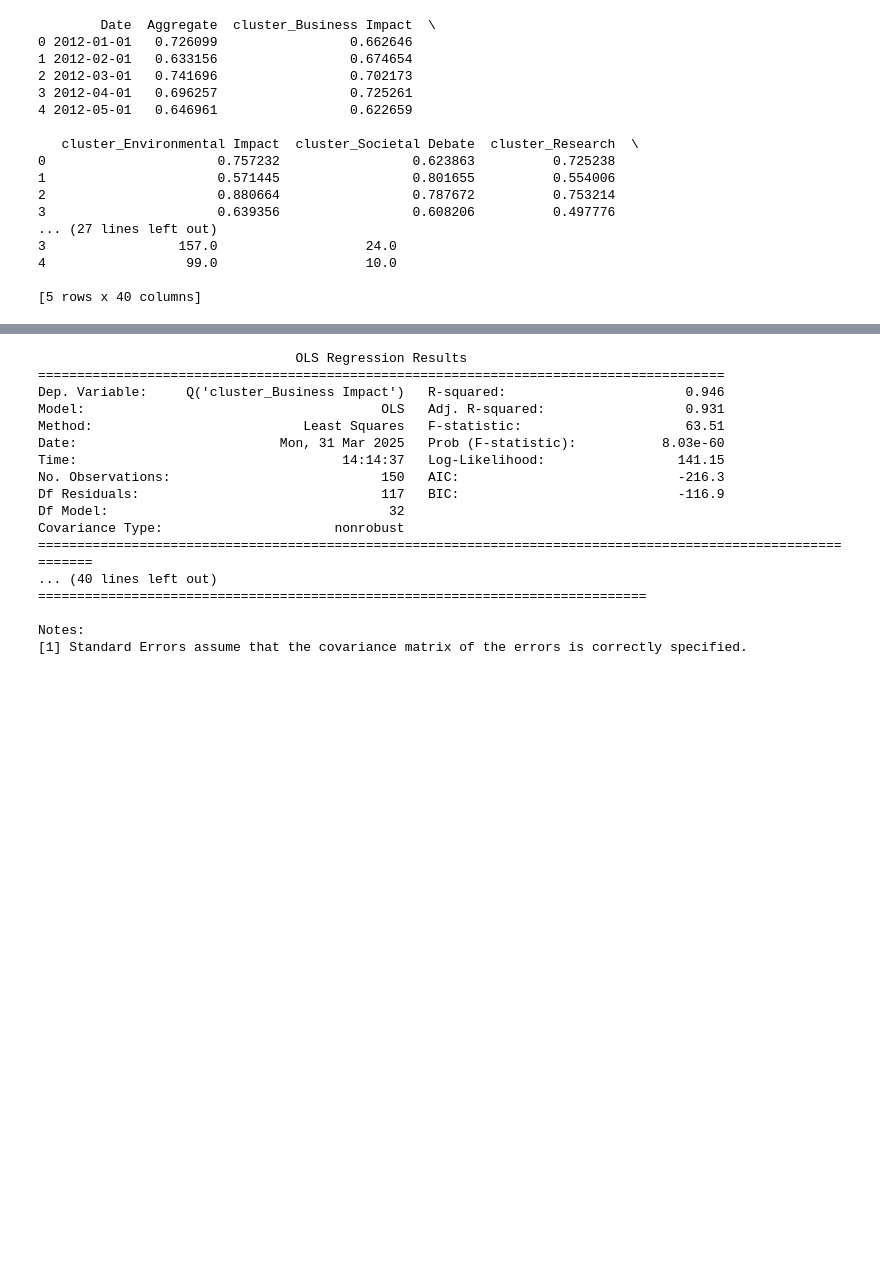
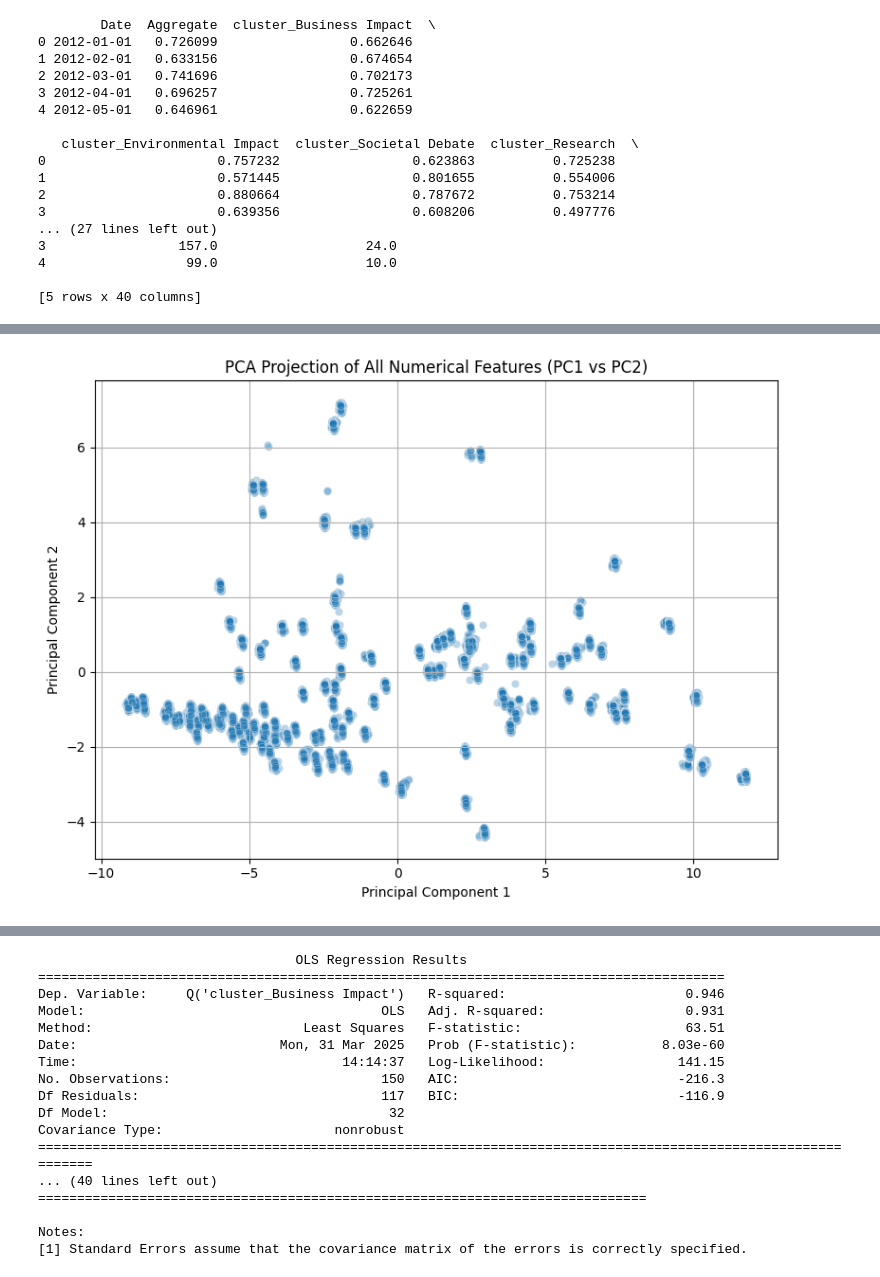
Before and after one commit to jameskrice7/1st-PhD-paper, a Jupyter notebook: mapping-sentiment-over-time.ipynb, the cells around one changed output, grey strips where cells are left out. Drawn from its saved outputs; the diff is of its cells as text; code cells hidden in the pictures; blank space fills up the shorter version.

```diff
--- a/mapping-sentiment-over-time.ipynb
+++ b/mapping-sentiment-over-time.ipynb
@@ -1069,0 +1401,19 @@ print(df_merged.head())
+# %%
+from linearmodels.panel import PanelOLS
+
+# Set index for panel data
+panel_df = clean_df.set_index(['Company Common Name', 'Date'])
+
+# Define dependent and independent vars
+exog_vars = [
+    'Aggregate_lag1', 'misinfo_count_normal_lag1',
+    'cluster_Business Impact', 'cluster_Environmental Impact',
+    'cluster_Societal Debate', 'cluster_Research',
+    'total_tweets_normal', 'total_tweets_misinfo'
+]
+exog = panel_df[exog_vars]
+exog = sm.add_constant(exog)
+
+model = PanelOLS(panel_df['delta_esg'], exog, entity_effects=True)
+results = model.fit()
+print(results.summary)
@@ -1069,0 +1458,50 @@ print(df_merged.head())
+# %%
+import pandas as pd
+from sklearn.decomposition import PCA
+from sklearn.preprocessing import StandardScaler
+import matplotlib.pyplot as plt
+import seaborn as sns
+
+# STEP 1: Select all numerical columns (no exclusions)
+numeric_cols = clean_df.select_dtypes(include=['float64', 'int64']).columns.tolist()
+
+# Drop rows with missing values in any numeric column
+pca_data = clean_df[numeric_cols].dropna()
+
+# STEP 2: Standardize the data (mean=0, std=1)
+scaler = StandardScaler()
+pca_scaled = scaler.fit_transform(pca_data)
+
+# STEP 3: Fit PCA
+pca = PCA()
+pca_components = pca.fit_transform(pca_scaled)
+
+# STEP 4: Explained Variance Table
+explained_var = pd.DataFrame({
+    'PC': [f'PC{i+1}' for i in range(len(pca.explained_variance_ratio_))],
+    'Explained Variance Ratio': pca.explained_variance_ratio_,
+    'Cumulative Variance': pca.explained_variance_ratio_.cumsum()
+})
+print("\nExplained Variance by Principal Component:")
+print(explained_var.head(10))
+
+# STEP 5: Component Loadings (Eigenvectors)
+loadings = pd.DataFrame(
+    pca.components_.T,
+    index=numeric_cols,
+    columns=[f'PC{i+1}' for i in range(len(pca.components_))]
+)
+print("\nTop Loadings on First 5 Principal Components:")
+print(loadings.iloc[:, :5].round(4))
+
+# STEP 6: PCA Projection Plot (PC1 vs PC2)
+pca_df = pd.DataFrame(pca_components[:, :2], columns=['PC1', 'PC2'])
+plt.figure(figsize=(8, 6))
+sns.scatterplot(data=pca_df, x='PC1', y='PC2', alpha=0.3)
+plt.title('PCA Projection of All Numerical Features (PC1 vs PC2)')
+plt.xlabel('Principal Component 1')
+plt.ylabel('Principal Component 2')
+plt.grid(True)
+plt.tight_layout()
+plt.show()
+# %% [output]
@@ -1070,3 +1525,4 @@ print(df_merged.head())
+[figure, added]
 # %%
 # Fill missing tweet count values with 0.
 cols_counts = ['total_tweets_normal', 'misinfo_count_normal',
```
Also changed, not shown: parts of 27 cells of this notebook.
